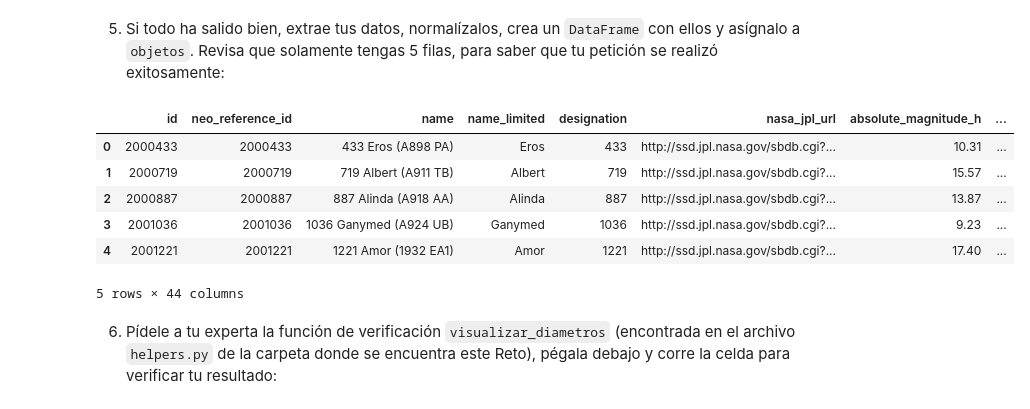
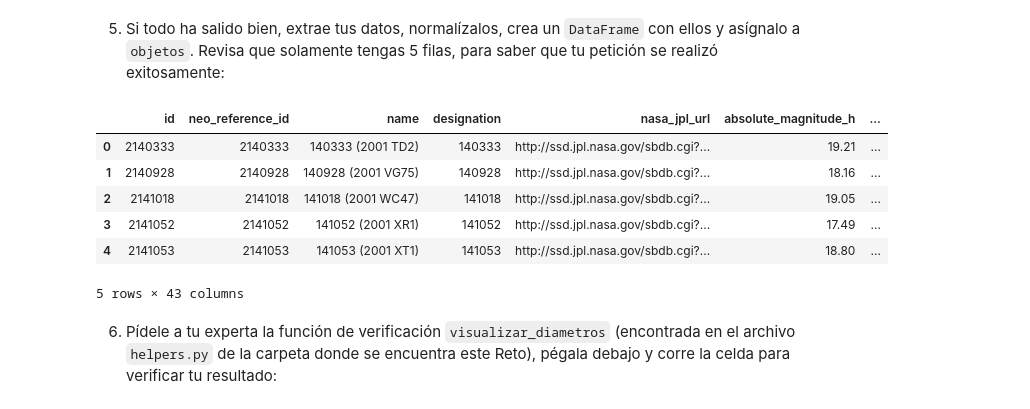
Before and after one commit to mornaeldernar/Bedu, a Jupyter notebook: Sesion-06/Reto-01/request.ipynb, the cells around one changed output. Drawn from its saved outputs; the diff is of its cells as text; code cells hidden in the pictures.

```diff
--- a/Sesion-06/Reto-01/request.ipynb
+++ b/Sesion-06/Reto-01/request.ipynb
@@ -29,7 +29,7 @@ api_key = 'vcjByCsx8FWg3C9bJShMNIiYu7CaQccTZKalM9pr'
 3. Usa tu diccionario `payload` para agregar los parámetros necesarios para pedir la hoja número 100 de la API. Durante el ejemplo, pedimos simplemente la primera hoja. En esta ocasión, debes de descubrir que parámetros requieres pasarle para obtener la hoja #100. Además queremos que el número de resultados que nos regresen sea menor al default. El default es 20, pero tú tienes que mandar los parámetros adecuados para que te regresen solamente 5 resultados
 # %%
 endpoint = 'https://api.nasa.gov/neo/rest/v1/neo/browse'
-payload = {'api_key':api_key}
+payload = {'api_key':api_key,'page':100, 'size':5}
 # %% [markdown]
 4. Realiza tu petición HTTP aquí debajo y checa tu código de respuesta para asegurarte de que la petición se haya hecho exitosamente:
 # %%
@@ -46,16 +56,16 @@ dict_keys(['links', 'page', 'near_earth_objects'])
 # %%
 json = r.json()
 pd_normalized = pd.json_normalize(json['near_earth_objects'])
 objetos = pd.DataFrame.from_dict(pd_normalized)
-objetos.head()
+objetos.head(10)
 # %% [output]
-|  | id | neo_reference_id | name | name_limited | designation | nasa_jpl_url | absolute_magnitude_h | ... |
-| 0 | 2000433 | 2000433 | 433 Eros (A898 PA) | Eros | 433 | http://ssd.jpl.nasa.gov/sbdb.cgi?... | 10.31 | ... |
-| 1 | 2000719 | 2000719 | 719 Albert (A911 TB) | Albert | 719 | http://ssd.jpl.nasa.gov/sbdb.cgi?... | 15.57 | ... |
-| 2 | 2000887 | 2000887 | 887 Alinda (A918 AA) | Alinda | 887 | http://ssd.jpl.nasa.gov/sbdb.cgi?... | 13.87 | ... |
-| 3 | 2001036 | 2001036 | 1036 Ganymed (A924 UB) | Ganymed | 1036 | http://ssd.jpl.nasa.gov/sbdb.cgi?... | 9.23 | ... |
-| 4 | 2001221 | 2001221 | 1221 Amor (1932 EA1) | Amor | 1221 | http://ssd.jpl.nasa.gov/sbdb.cgi?... | 17.40 | ... |
+|  | id | neo_reference_id | name | designation | nasa_jpl_url | absolute_magnitude_h | ... |
+| 0 | 2140333 | 2140333 | 140333 (2001 TD2) | 140333 | http://ssd.jpl.nasa.gov/sbdb.cgi?... | 19.21 | ... |
+| 1 | 2140928 | 2140928 | 140928 (2001 VG75) | 140928 | http://ssd.jpl.nasa.gov/sbdb.cgi?... | 18.16 | ... |
+| 2 | 2141018 | 2141018 | 141018 (2001 WC47) | 141018 | http://ssd.jpl.nasa.gov/sbdb.cgi?... | 19.05 | ... |
+| 3 | 2141052 | 2141052 | 141052 (2001 XR1) | 141052 | http://ssd.jpl.nasa.gov/sbdb.cgi?... | 17.49 | ... |
+| 4 | 2141053 | 2141053 | 141053 (2001 XT1) | 141053 | http://ssd.jpl.nasa.gov/sbdb.cgi?... | 18.80 | ... |
-5 rows × 44 columns
+5 rows × 43 columns
 # %% [markdown]
 6. Pídele a tu experta la función de verificación `visualizar_diametros` (encontrada en el archivo `helpers.py` de la carpeta donde se encuentra este Reto), pégala debajo y corre la celda para verificar tu resultado:
 # %%
```
Also changed, not shown: parts of 4 cells of this notebook.
